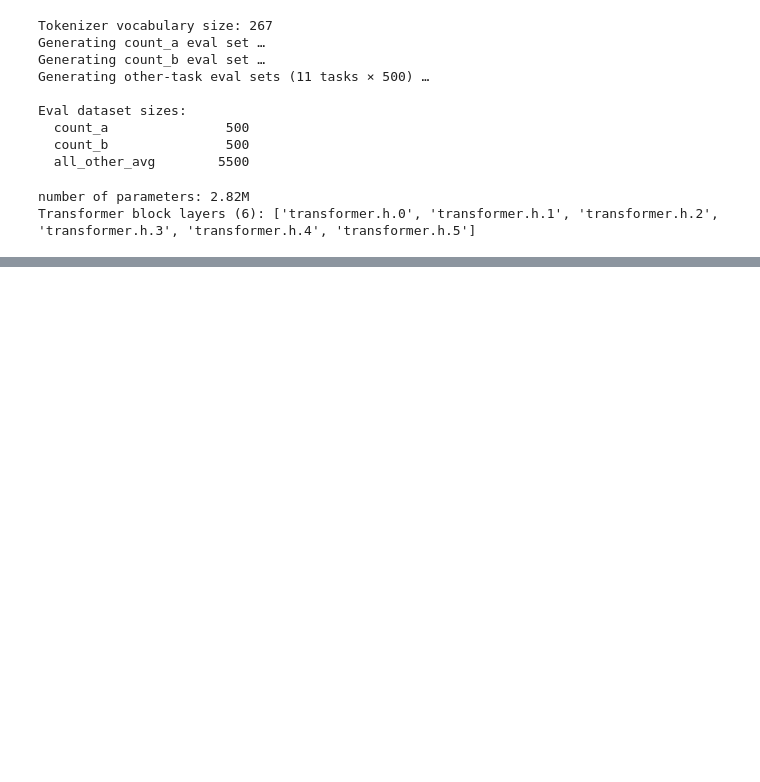
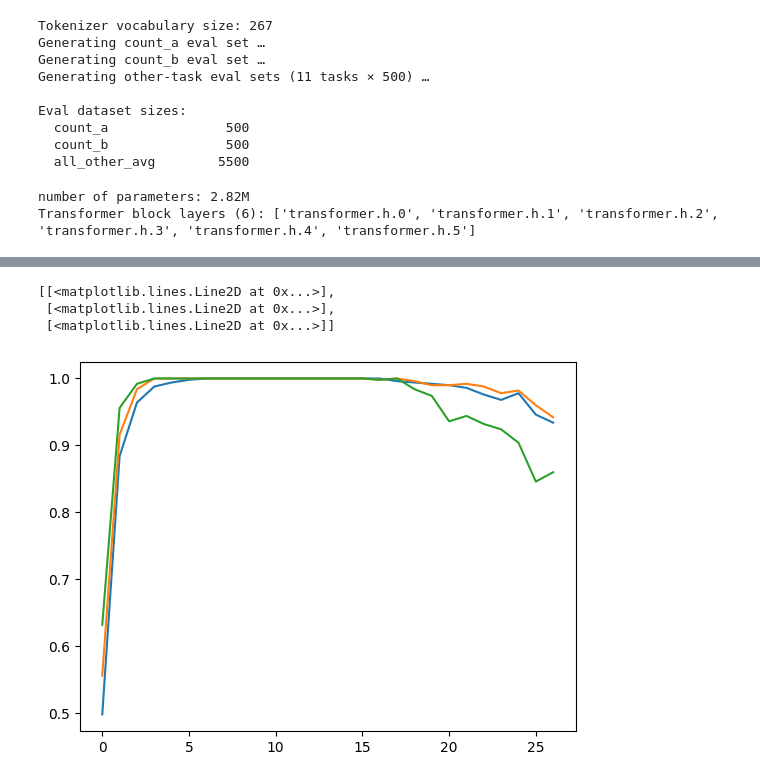
Before and after one commit to sunnyhoward/PCFG, a Jupyter notebook: test.ipynb, the cells around one changed output, grey strips where cells are left out. Cells and saved outputs as stored; diff of their text form; code cells hidden in the pictures; blank space fills up the shorter version.

```diff
--- a/test.ipynb
+++ b/test.ipynb
@@ -491,0 +623,7 @@ plt.show()
+# %%
+[plt.plot(history["val"]["count_a"]["answer_acc"]) for history in all_histories.values()]
+# %% [output]
+[[<matplotlib.lines.Line2D at 0x...>],
+ [<matplotlib.lines.Line2D at 0x...>],
+ [<matplotlib.lines.Line2D at 0x...>]]
+[figure, added]
```
Also changed, not shown: parts of 10 cells of this notebook, 9 other files.
